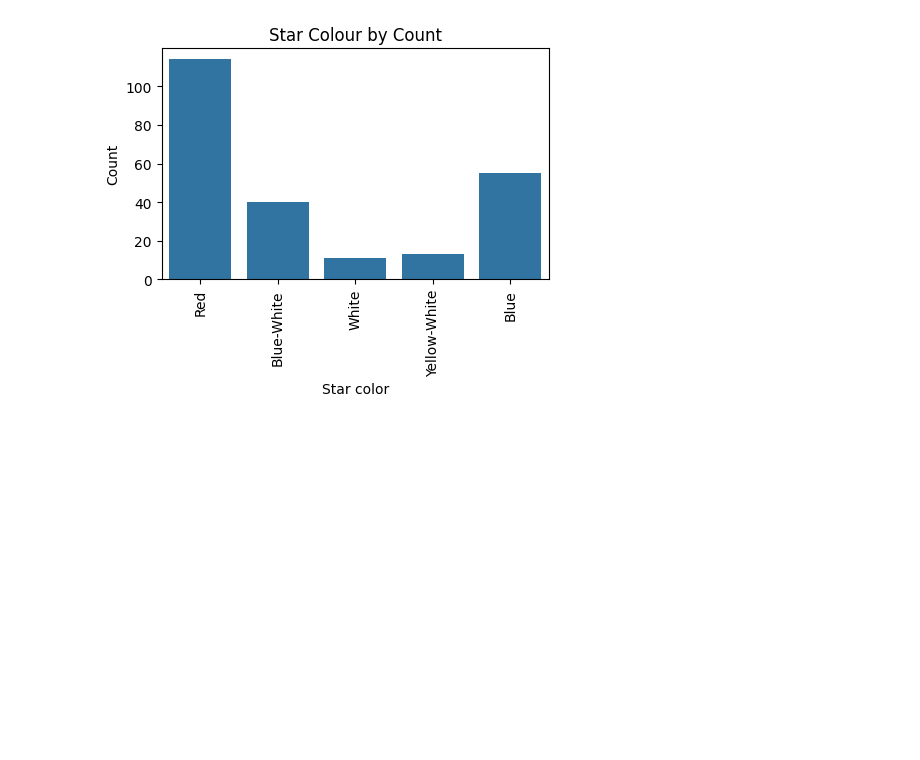
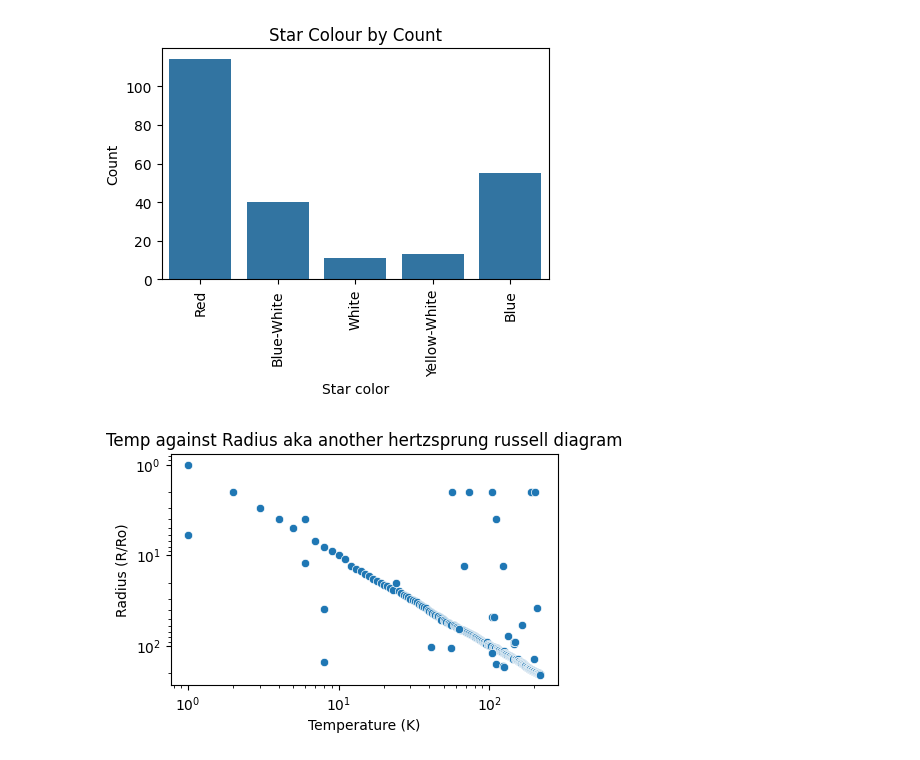
Before and after one commit to zaynah-786/stars-data-visualisation, a Jupyter notebook: stars.ipynb, the cells around one changed output. Saved outputs shown, nothing was run; the diff lists cells and outputs as text; code cells hidden in the pictures; blank space fills up the shorter version.

Commit message:
added new visualisation of hertzsprung russell diagram variation

```diff
--- a/stars.ipynb
+++ b/stars.ipynb
@@ -88,3 +88,9 @@ Yellow-White     13
 White            11
                   6
 Name: count, dtype: int64
+# %%
+df['Star color'] = df['Star color'].str.strip()
+df['Star color'] = df['Star color'].replace('', np.nan)
+df.dropna(subset=['Star color'], inplace=True)
+star_counts_cleaned = df['Star color'].value_counts()
+print(star_counts_cleaned)
@@ -104,3 +120,14 @@ plt.xticks(rotation=90)
 plt.show()
 # %% [output]
 [figure]
+# %%
+plt.figure(figsize=(5,3))
+sns.scatterplot(data=df, x= 'Temperature (K)', y = 'Radius(R/Ro)')
+plt.title('Temp against Radius aka another hertzsprung russell diagram')
+plt.xlabel('Temperature (K)')
+plt.ylabel('Radius (R/Ro)')
+plt.xscale('log')
+plt.yscale('log')
+plt.show()
+# %% [output]
+[figure, added]
```
Also changed, not shown: parts of 2 cells of this notebook.
